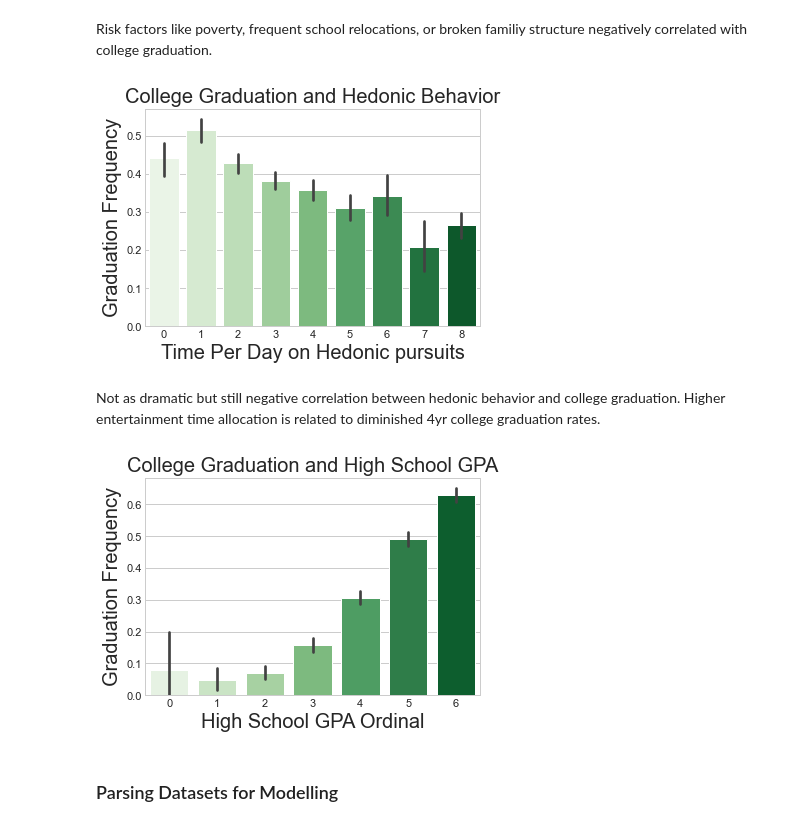
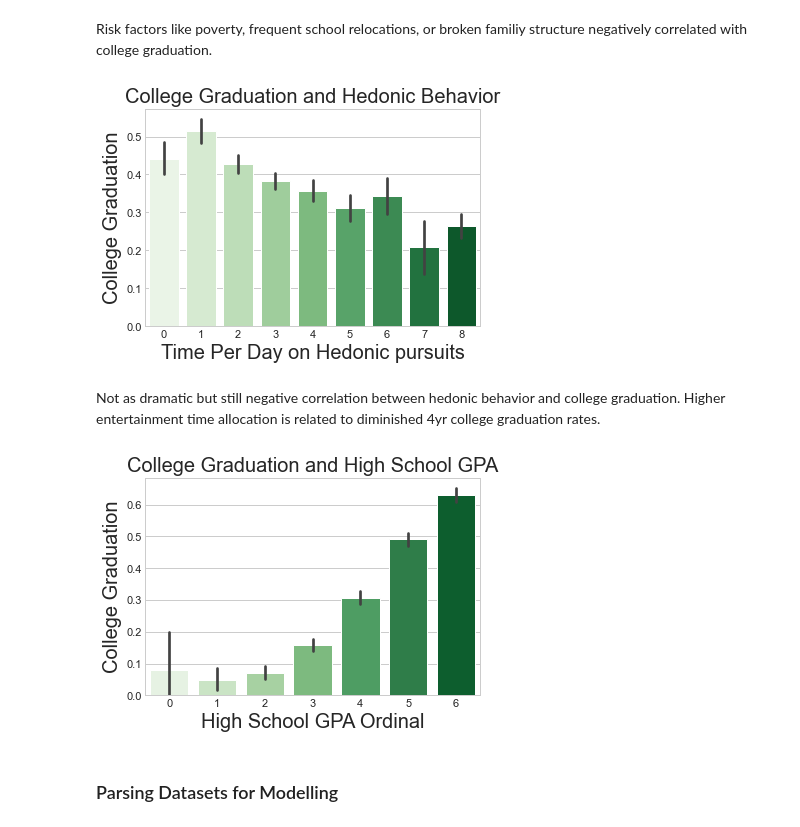
Before and after one commit to eonslemp/ML_assisted_college_advising, a Jupyter notebook: code/final_notebook.ipynb, the cells around one changed output. Cells and saved outputs as stored; diff of their text form; code cells hidden in the pictures.

```diff
--- a/code/final_notebook.ipynb
+++ b/code/final_notebook.ipynb
@@ -931,15 +921,15 @@ Risk factors like poverty, frequent school relocations, or broken familiy struct
 # %%
 sns.barplot(x = 'hedonics_b',
             y = 'target',
             data = imp_training,
             palette = 'Greens')
 plt.title('College Graduation and Hedonic Behavior', size = 20)
 plt.xlabel('Time Per Day on Hedonic pursuits',size = 20)
-plt.ylabel('Graduation Frequency',size = 20)
-plt.savefig('risk_bar.png', bbox_inches='tight')
+plt.ylabel('College Graduation',size = 20)
+plt.savefig('screen_bar.png', bbox_inches='tight')
 plt.show()
 # %% [output]
-[figure, old version]
+[figure, new version]
 # %% [markdown]
 Not as dramatic but still negative correlation between hedonic behavior and college graduation.  Higher entertainment time allocation is related to diminished 4yr college graduation rates.
 # %%
@@ -949,11 +939,11 @@ sns.barplot(x = 'hs_gpa',
             palette = 'Greens')
 plt.title('College Graduation and High School GPA', size = 20)
 plt.xlabel('High School GPA Ordinal',size = 20)
-plt.ylabel('Graduation Frequency',size = 20)
+plt.ylabel('College Graduation',size = 20)
 plt.savefig('GPA_bar.png', bbox_inches='tight')
 plt.show()
 # %% [output]
-[figure, old version]
+[figure, new version]
 # %% [markdown]
 ### Parsing Datasets for Modelling
 # %%
```
Also changed, not shown: parts of 37 cells of this notebook, 4 other files.
